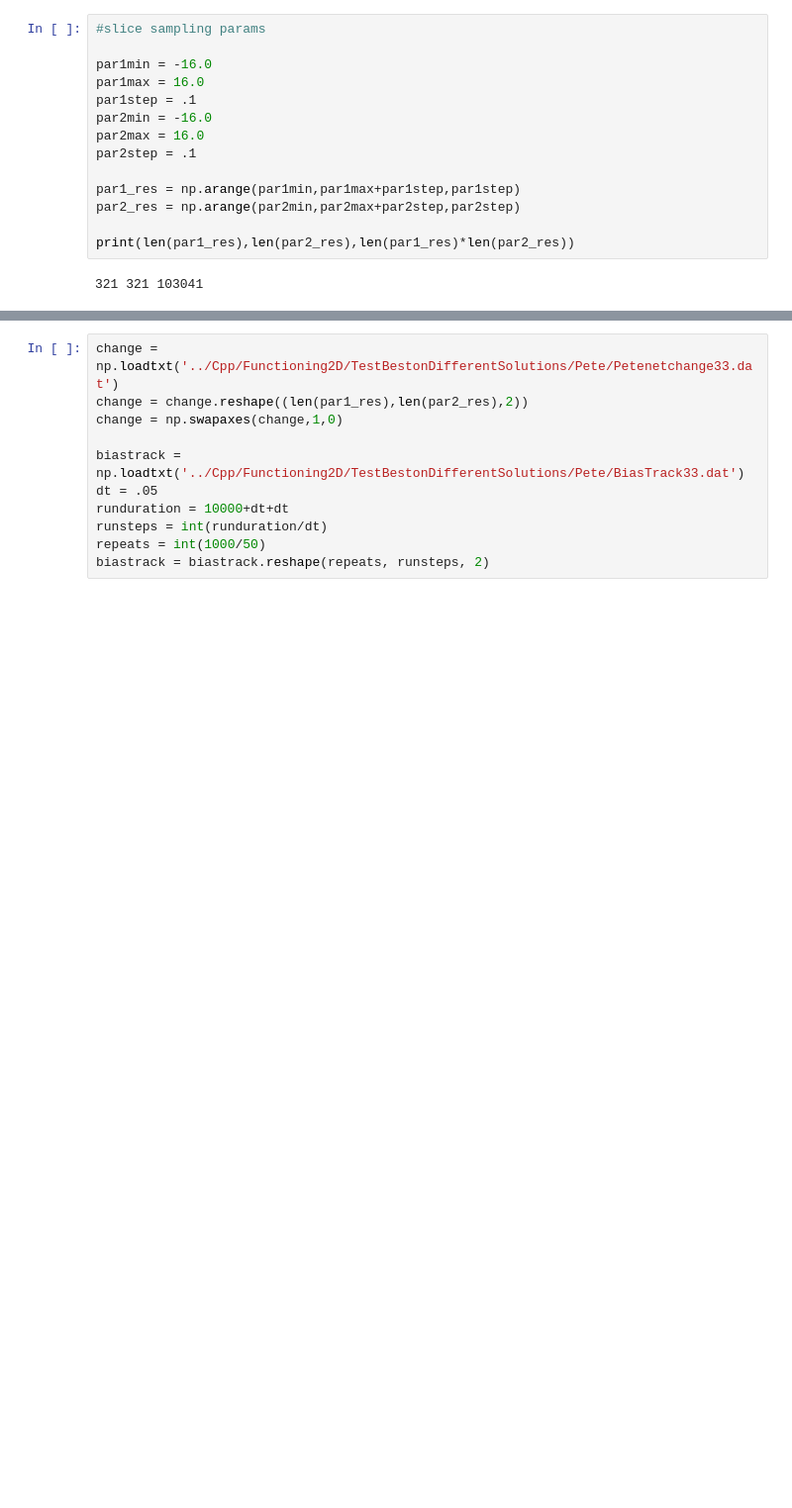
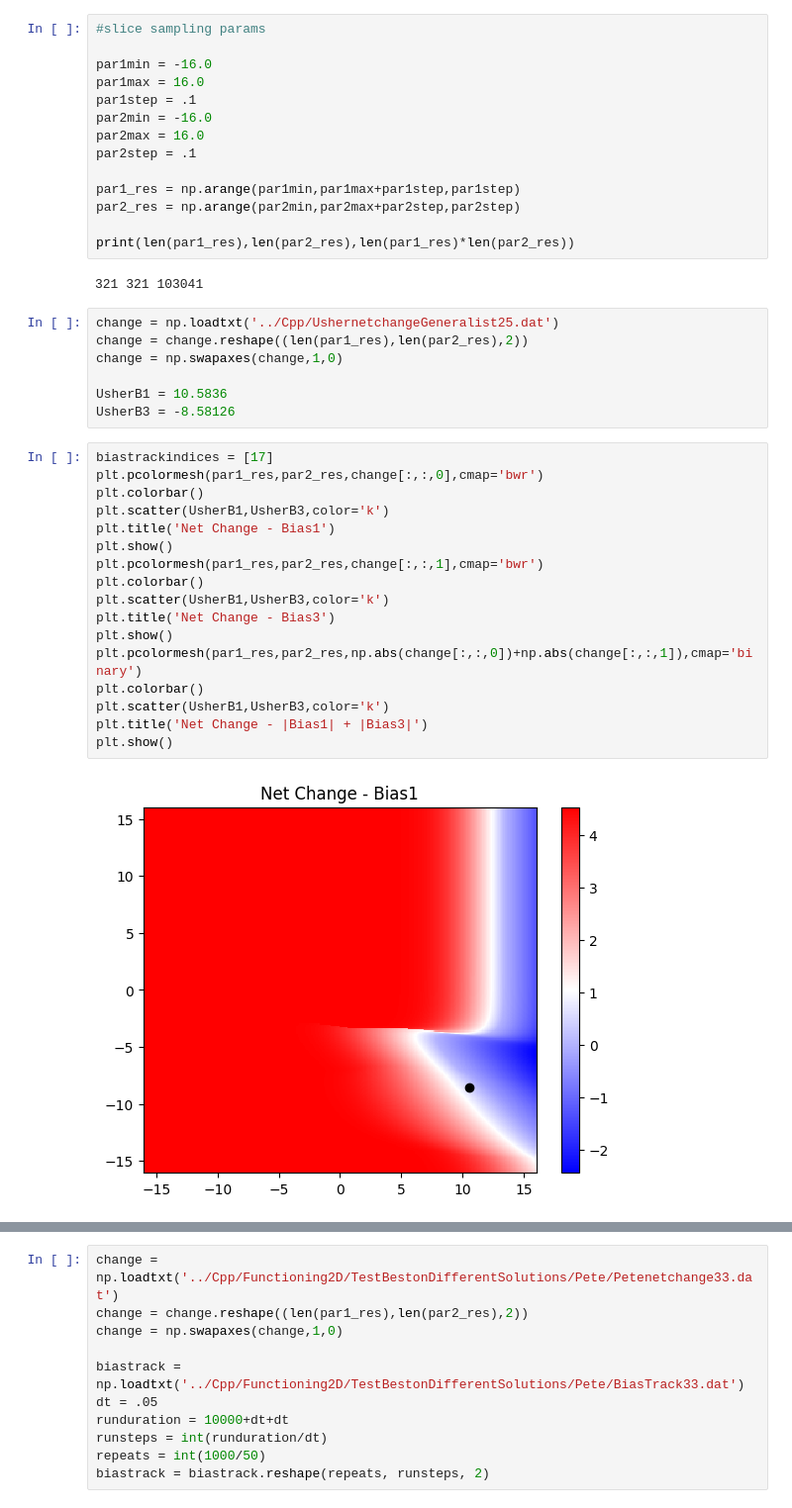
Before and after one commit to ljstolting/EvolvingHP, a Jupyter notebook: Python/VizNetChangeSlice.ipynb, the cells around one changed output, grey strips where cells are left out. Shown at 99% size. Drawn from its saved outputs; the diff is of its cells as text; blank space fills up the shorter version.

```diff
--- a/Python/VizNetChangeSlice.ipynb
+++ b/Python/VizNetChangeSlice.ipynb
@@ -23,3 +23,29 @@ par2_res = np.arange(par2min,par2max+par2step,par2step)
 print(len(par1_res),len(par2_res),len(par1_res)*len(par2_res))
 # %% [output]
 321 321 103041
+# %%
+change = np.loadtxt('../Cpp/UshernetchangeGeneralist25.dat')
+change = change.reshape((len(par1_res),len(par2_res),2))
+change = np.swapaxes(change,1,0)
+
+UsherB1 = 10.5836
+UsherB3 = -8.58126
+# %%
+biastrackindices = [17]
+plt.pcolormesh(par1_res,par2_res,change[:,:,0],cmap='bwr')
+plt.colorbar()
+plt.scatter(UsherB1,UsherB3,color='k')
+plt.title('Net Change - Bias1')
+plt.show()
+plt.pcolormesh(par1_res,par2_res,change[:,:,1],cmap='bwr')
+plt.colorbar()
+plt.scatter(UsherB1,UsherB3,color='k')
+plt.title('Net Change - Bias3')
+plt.show()
+plt.pcolormesh(par1_res,par2_res,np.abs(change[:,:,0])+np.abs(change[:,:,1]),cmap='binary')
+plt.colorbar()
+plt.scatter(UsherB1,UsherB3,color='k')
+plt.title('Net Change - |Bias1| + |Bias3|')
+plt.show()
+# %% [output]
+[figure, added]
```
Also changed, not shown: parts of 6 cells of this notebook, 11 other files.
